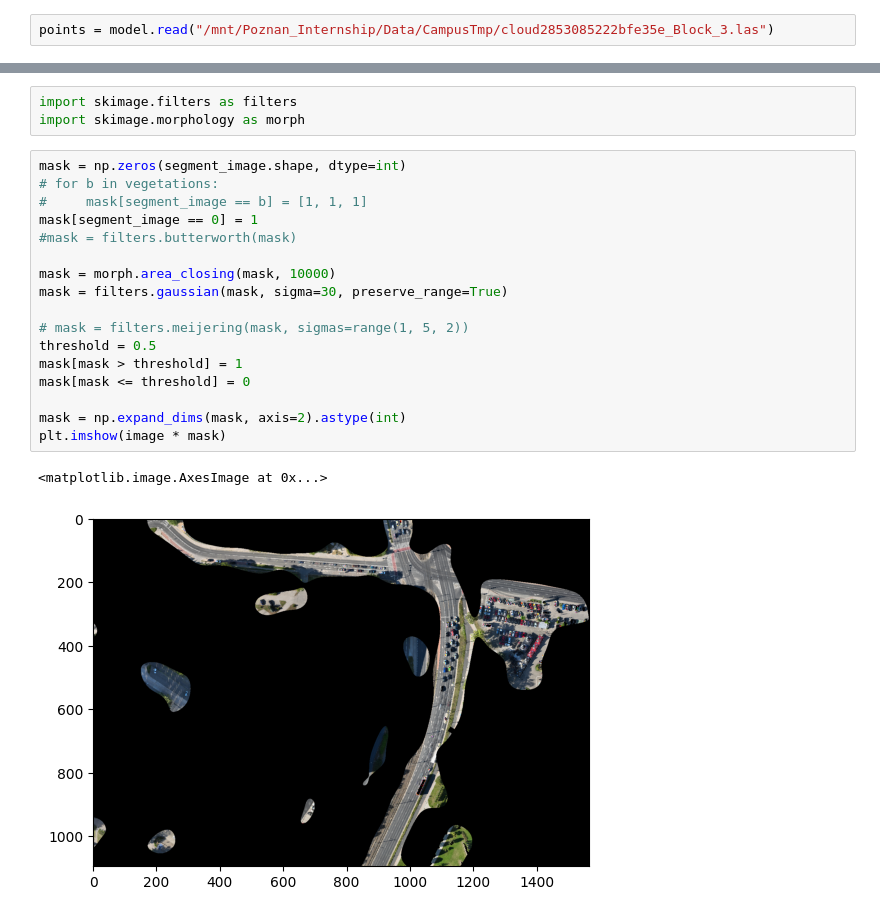
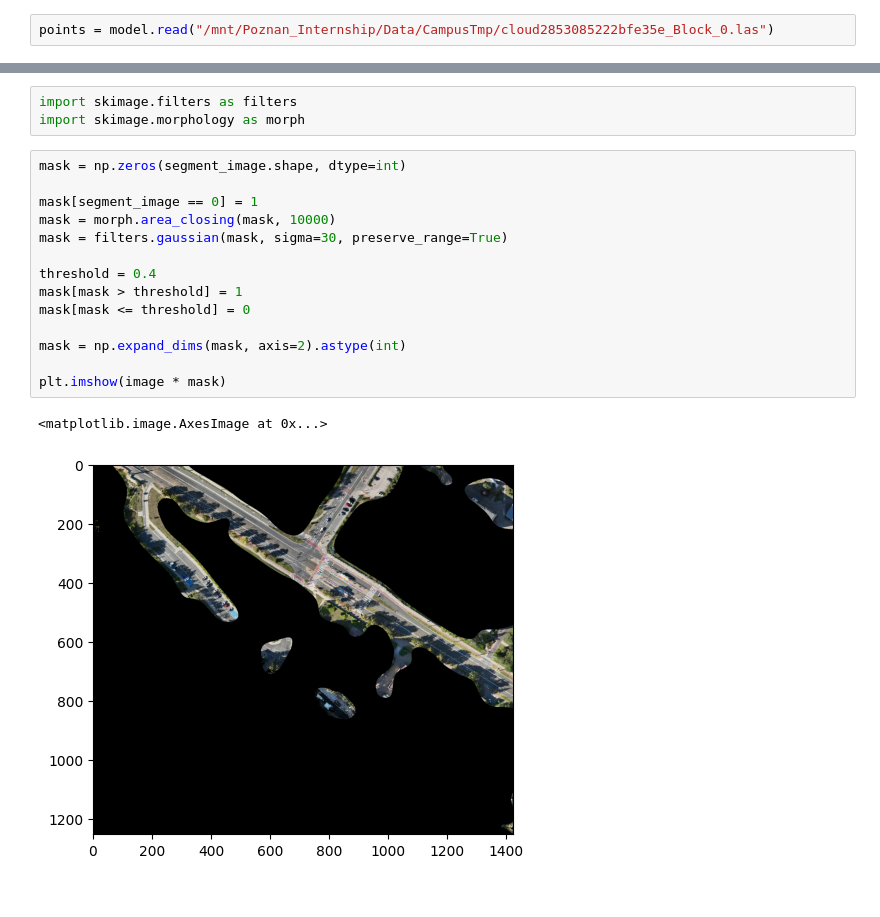
Before and after one commit to LRMPUT/internship_enssat_put, a Jupyter notebook: SegmentAnything/segment.ipynb, the cells around one changed output, grey strips where cells are left out. Drawn from its saved outputs; the diff is of its cells as text.

Commit message:
Change LiDAR block segment

```diff
--- a/SegmentAnything/segment.ipynb
+++ b/SegmentAnything/segment.ipynb
@@ -26,5 +22,5 @@ model = samlidar.SamLidar(
 # %% [markdown]
 ## Read from a Point Cloud data file (.las, .laz)
 # %%
-points = model.read("/mnt/Poznan_Internship/Data/CampusTmp/cloud2853085222bfe35e_Block_3.las")
+points = model.read("/mnt/Poznan_Internship/Data/CampusTmp/cloud2853085222bfe35e_Block_0.las")
 # %% [output]
@@ -201,21 +193,18 @@ import skimage.filters as filters
 import skimage.morphology as morph
 # %%
 mask = np.zeros(segment_image.shape, dtype=int)
-# for b in vegetations:
-#     mask[segment_image == b] = [1, 1, 1]
+
 mask[segment_image == 0] = 1
-#mask = filters.butterworth(mask)
-
 mask = morph.area_closing(mask, 10000)
 mask = filters.gaussian(mask, sigma=30, preserve_range=True)
 
-# mask = filters.meijering(mask, sigmas=range(1, 5, 2))
-threshold = 0.5
+threshold = 0.4
 mask[mask > threshold] = 1
 mask[mask <= threshold] = 0
 
 mask = np.expand_dims(mask, axis=2).astype(int)
+
 plt.imshow(image * mask)
 # %% [output]
 <matplotlib.image.AxesImage at 0x...>
-[figure, old version]
+[figure, new version]
```
Also changed, not shown: parts of 10 cells of this notebook.
